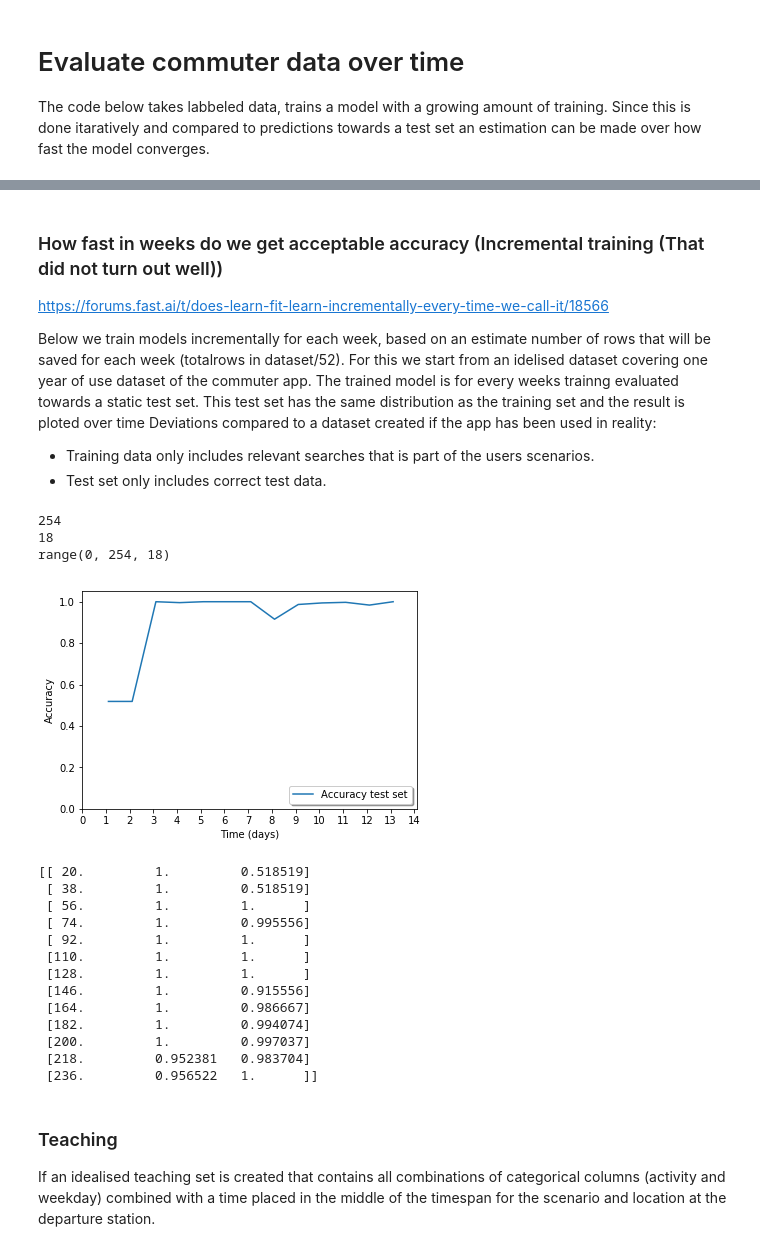
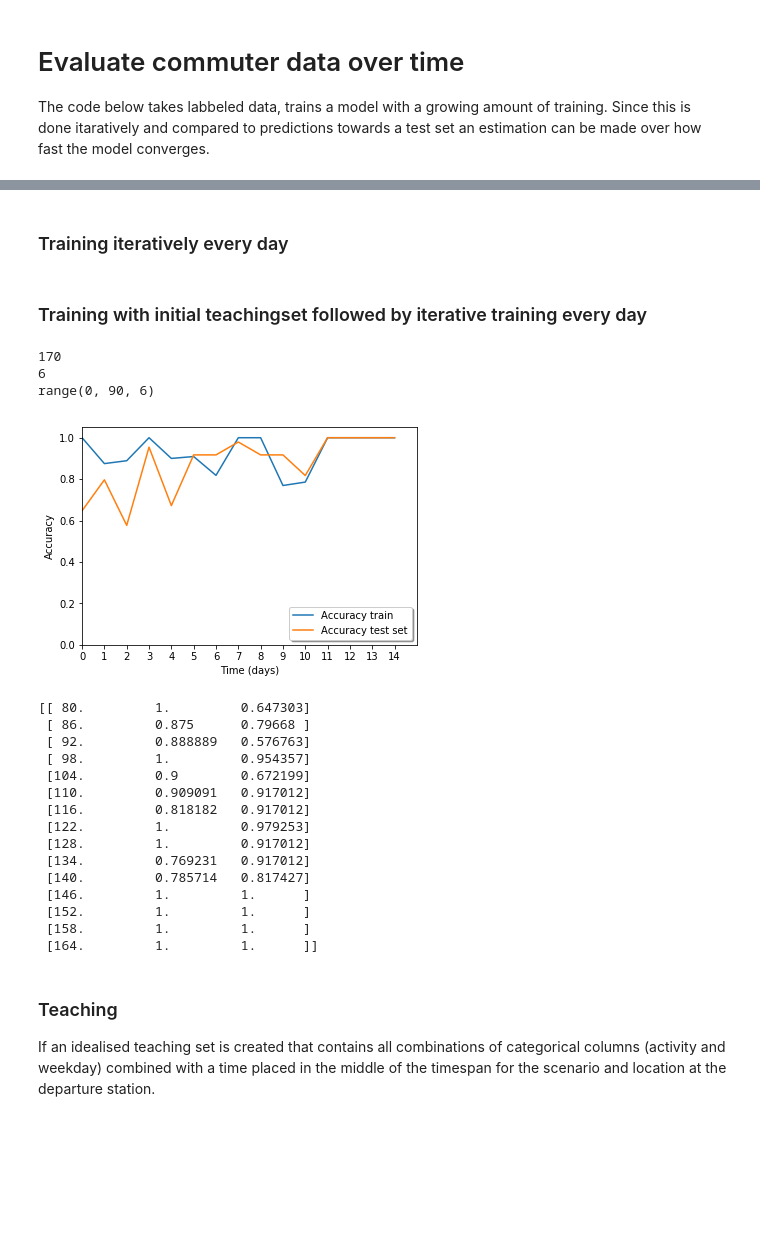
Before and after one commit to k3larra/interactiveML, a Jupyter notebook: Seminar_3/Tabtest.ipynb, the cells around one changed output, grey strips where cells are left out. Drawn from its saved outputs; the diff is of its cells as text; code cells hidden in the pictures; blank space fills up the shorter version.

Commit message:
Added some more tests

```diff
--- a/Seminar_3/Tabtest.ipynb
+++ b/Seminar_3/Tabtest.ipynb
@@ -13,9 +13,9 @@ dep_var = 'journey'
 cat_names = ["detectedActivity","weekday"]
 cont_names =["geoHash","minuteOfDay"]
 procs = [FillMissing, Categorify, Normalize]
-user = "tnK534JMwwfhvUEycn69HPbhqkt2" #Maria
+#user = "tnK534JMwwfhvUEycn69HPbhqkt2" #Maria
 #user = "ehaBtfOPDNZjzy1MEvjQmGo4Zv12" #Andrea
-#user = "hCWCulj7M1aMVyd0Fm0Eqrv8q1Q2" #Bjorn
+user = "hCWCulj7M1aMVyd0Fm0Eqrv8q1Q2" #Bjorn
 
 def predict_journeys(learner,dataset):
     "Return"
@@ -23,8 +23,8 @@ def predict_journeys(learner,dataset):
     accuracy = 0
     for x in range(0,dataset.shape[0]):
         correct = dataset.iloc[x].journey  #remove journey
-        predicted = learner.predict(dataset.iloc[x],pbar=None);
-        if (correct==predicted[0]):
+        predicted = learner.predict(dataset.iloc[x]);
+        if (str(correct)==str(predicted[0])):
             result=result+1
     accuracy=result/dataset.shape[0]
     return(accuracy)
@@ -42,12 +42,13 @@ def evaluate_learner(rows_per_training:int,trainingset,testset,minsize=20): #Min
     #dataSet = pd.read_csv("data/"+filename,comment="-")
     #datasetTest = pd.read_csv("data/"+testfilename,comment="-")
     result = []
-    if trainingset.shape[0]<minsize or testset.shape[0]<minsize:
-        trainingset = pd.concat([trainingset,trainingset])
+    if trainingset.shape[0]<minsize:  #Remove
+        trainingset = pd.concat([trainingset,trainingset,trainingset,trainingset])
     #size=trainingset.shape[0]
     for rows in range(minsize,len(trainingset),rows_per_training):
         #df=trainingset[rows-rows_per_training:rows]
         df=trainingset[0:rows]
+        ##Fix a multiply here
         idx= list(np.random.randint(0,len(df),int(len(df)*0.1)))
         data = (TabularList.from_df(df, path="models", cat_names=cat_names, cont_names=cont_names, procs=procs)
                 .split_by_idx(idx)
@@ -72,11 +69,3 @@ evaluate_learner2("rrr")
-# %% [markdown]
-### How fast in weeks do we get acceptable accuracy (Incremental training (That did not turn out well))
-https://forums.fast.ai/t/does-learn-fit-learn-incrementally-every-time-we-call-it/18566
-
-Below we train models incrementally for each week, based on an estimate number of rows that will be saved for each week (totalrows in dataset/52).
-For this we start from an idelised dataset covering one year of use dataset of the commuter app. The trained model is for every weeks trainng evaluated towards a static test set.
-This test set has the same distribution as the training set and the result is ploted over time
-Deviations compared to a dataset created if the app has been used in reality:
-* Training data only includes relevant searches that is part of the users scenarios.
-* Test set only includes correct test data.
+# %% [markdown]
+### Training iteratively every day
 # %%
@@ -94,3 +85,5 @@ resultTrain = evaluate_learner(rows_per_training,trainingset,testset,20)
+# %% [markdown]
+### Training with initial teachingset followed by iterative training every day
 # %%
 %%capture
 #Training with teaching set
@@ -113,55 +106,59 @@ resultTeach = evaluate_learner(rows_per_training,trainingset2,testset,len(teachi
 # %%
 import matplotlib.pyplot as plt
 from matplotlib.ticker import FuncFormatter, MaxNLocator
-result = np.array(resultTrain)
+
 ##MT
-#size = trainingset2.shape[0]
-#teachingsize = teachingset.shape[0]
+result = np.array(resultTeach)
+size = trainingset2.shape[0]
+teachingsize = teachingset.shape[0]
 #ML
-size = trainingset.shape[0]
-teachingsize=0
+#result = np.array(resultTrain)
+#size = trainingset.shape[0]
+#teachingsize=0
 
 fig, ax = plt.subplots()
-#ax.plot(result[:,0]-teachingsize,result[:,1],label='Accuracy train')
+ax.plot(result[:,0]-teachingsize,result[:,1],label='Accuracy train')
 ax.plot(result[:,0]-teachingsize,result[:,2],label='Accuracy test set')
 plt.xlabel('Time (days)')
 plt.ylabel('Accuracy')
 ax.axis([0,size-teachingsize,0.0,1.05])
 print(size)
 print(rows_per_training)
 ax.set_xticks(np.arange(0, size-teachingsize, rows_per_training))
 xs = range(0,size-teachingsize,rows_per_training)
 print(xs)
 def format_fn(tick_val, tick_pos):
     if int(tick_val) in xs:
         return int(tick_val/rows_per_training)
     else:
          return ''
 ax.xaxis.set_major_formatter(FuncFormatter(format_fn))
 legend = ax.legend(loc='lower right', shadow=True, fontsize='medium')
 plt.show()
 # %% [output]
-254
-18
-range(0, 254, 18)
+170
+6
+range(0, 90, 6)
-[figure, old version]
+[figure, new version]
 # %%
 without_MT = result.copy()
 print(without_MT)
 # %% [output]
-[[ 20.         1.         0.518519]
- [ 38.         1.         0.518519]
- [ 56.         1.         1.      ]
- [ 74.         1.         0.995556]
- [ 92.         1.         1.      ]
- [110.         1.         1.      ]
- [128.         1.         1.      ]
- [146.         1.         0.915556]
- [164.         1.         0.986667]
- [182.         1.         0.994074]
- [200.         1.         0.997037]
- [218.         0.952381   0.983704]
- [236.         0.956522   1.      ]]
+[[ 80.         1.         0.647303]
+ [ 86.         0.875      0.79668 ]
+ [ 92.         0.888889   0.576763]
+ [ 98.         1.         0.954357]
+ [104.         0.9        0.672199]
+ [110.         0.909091   0.917012]
+ [116.         0.818182   0.917012]
+ [122.         1.         0.979253]
+ [128.         1.         0.917012]
+ [134.         0.769231   0.917012]
+ [140.         0.785714   0.817427]
+ [146.         1.         1.      ]
+ [152.         1.         1.      ]
+ [158.         1.         1.      ]
+ [164.         1.         1.      ]]
 # %% [markdown]
 ### Teaching
 If an idealised teaching set is created that contains all combinations of categorical columns (activity and weekday) combined with a time placed in the middle of the timespan for the scenario and location at the departure station.
```
Also changed, not shown: parts of 10 cells of this notebook, 9 other files.
